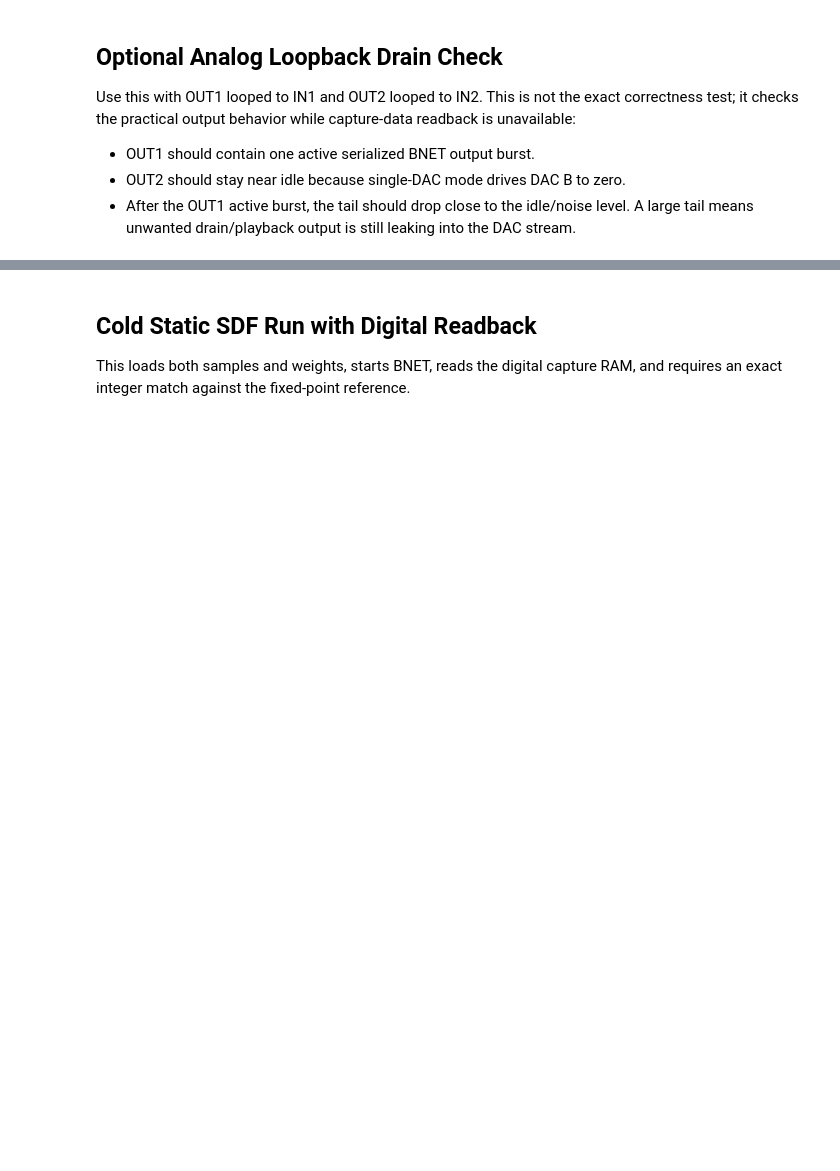
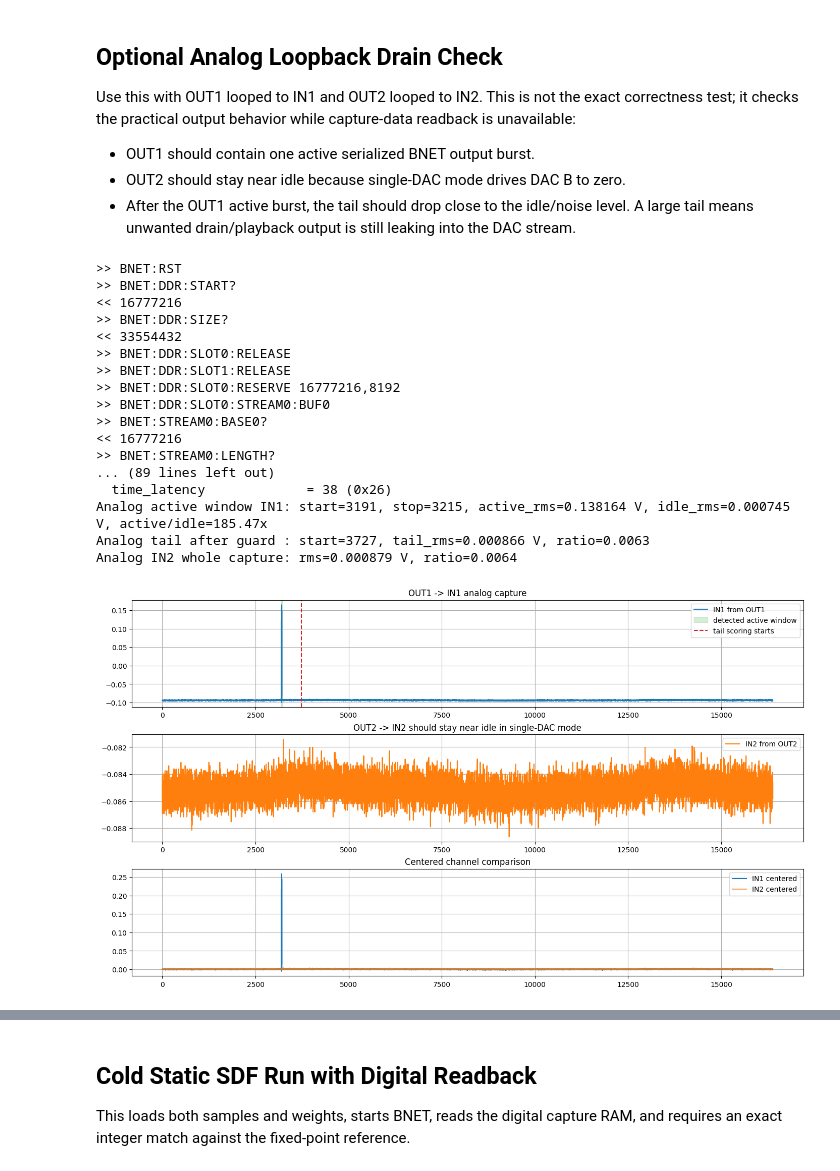
Before and after one commit to khuang1218/RedPitaya_app, a Jupyter notebook: scpi-tests/bnet_sdf_capture_feature_test.ipynb, the cells around one changed output, grey strips where cells are left out. Drawn from its saved outputs; the diff is of its cells as text; code cells hidden in the pictures; blank space fills up the shorter version.

Commit message:
scpi bug fix

```diff
--- a/scpi-tests/bnet_sdf_capture_feature_test.ipynb
+++ b/scpi-tests/bnet_sdf_capture_feature_test.ipynb
@@ -267,10 +363,15 @@ def reserve_bnet_slot(slot: int, address: int, size_bytes: int) -> None:
     strict_cmd(f"BNET:DDR:SLOT{slot}:RESERVE {address},{size_bytes}")
 
 def upload_bnet_slot_bytes(slot: int, offset_bytes: int, data: bytes) -> None:
-    for chunk_offset in range(0, len(data), UPLOAD_CHUNK_BYTES):
-        chunk = data[chunk_offset:chunk_offset + UPLOAD_CHUNK_BYTES]
-        payload = ",".join(str(b) for b in chunk)
-        strict_cmd(f"BNET:DDR:SLOT{slot}:OFFSET{offset_bytes + chunk_offset}:DATA{len(chunk)} {payload}")
+    old_verbose = globals().get("VERBOSE_SCPI", True)
+    globals()["VERBOSE_SCPI"] = False
+    try:
+        for chunk_offset in range(0, len(data), UPLOAD_CHUNK_BYTES):
+            chunk = data[chunk_offset:chunk_offset + UPLOAD_CHUNK_BYTES]
+            payload = ",".join(str(b) for b in chunk)
+            strict_cmd(f"BNET:DDR:SLOT{slot}:OFFSET{offset_bytes + chunk_offset}:DATA{len(chunk)} {payload}")
+    finally:
+        globals()["VERBOSE_SCPI"] = old_verbose
 
 def attach_slot_to_stream(slot: int, stream: int, buffer: int = 0) -> None:
     strict_cmd(f"BNET:DDR:SLOT{slot}:STREAM{stream}:BUF{buffer}")
@@ -519,18 +774,24 @@ def wait_for_acq_trigger(timeout_s: float = 3.0) -> str:
         time.sleep(0.05)
     return last
 
+def acq_trigger_source_is_now() -> bool:
+    return str(ACQ_TRIGGER_SOURCE).strip().upper() == "NOW"
+
 def start_dual_channel_acquisition(samples: int = ANALOG_CAPTURE_SAMPLES) -> None:
     strict_cmd("ACQ:RST")
     strict_cmd("ACQ:DATA:Units VOLTS")
     strict_cmd("ACQ:DATA:FORMAT ASCII")
-    strict_cmd("ACQ:DEC 1")
+    strict_cmd(f"ACQ:DEC {ACQ_DECIMATION}")
     strict_cmd("ACQ:AVG OFF")
-    strict_cmd("ACQ:TRig:DLY 0")
-    strict_cmd("ACQ:TRig:LEV 0")
+    strict_cmd(f"ACQ:TRig:DLY {ACQ_TRIGGER_DELAY_SAMPLES}")
+    strict_cmd(f"ACQ:TRig:LEV {ACQ_TRIGGER_LEVEL}")
     strict_cmd("ACQ:START")
-    time.sleep(0.05)
-    strict_cmd("ACQ:TRig NOW")
-    print("Trigger state:", wait_for_acq_trigger())
+    time.sleep(ACQ_ARM_SETTLE_S)
+    if acq_trigger_source_is_now():
+        print("Acquisition armed for immediate NOW trigger")
+    else:
+        strict_cmd(f"ACQ:TRig {ACQ_TRIGGER_SOURCE}")
+        print(f"Acquisition armed for trigger source {ACQ_TRIGGER_SOURCE}, level={ACQ_TRIGGER_LEVEL}, delay={ACQ_TRIGGER_DELAY_SAMPLES}")
 
 def read_dual_channel_latest(samples: int = ANALOG_CAPTURE_SAMPLES) -> tuple[np.ndarray, np.ndarray]:
     captures = []
@@ -561,13 +822,18 @@ def find_active_window(signal: np.ndarray, expected_len: int = SDF_VECTOR_LEN) -
 def run_analog_loopback_drain_test() -> dict[str, object]:
     setup = configure_sdf_run(sdf_input, sdf_weights, cold=True)
     start_dual_channel_acquisition(ANALOG_CAPTURE_SAMPLES)
-    strict_cmd("BNET:START")
+    if acq_trigger_source_is_now():
+        cmd("ACQ:TRig NOW")
+    cmd("BNET:START")
+    if not acq_trigger_source_is_now():
+        print("Trigger state:", wait_for_acq_trigger(ACQ_TRIGGER_WAIT_TIMEOUT_S))
+    time.sleep(0.002)
+    in1, in2 = read_dual_channel_latest(ANALOG_CAPTURE_SAMPLES)
     status = wait_for_bnet_done(timeout_s=30.0)
-    time.sleep(0.08)
-    in1, in2 = read_dual_channel_latest(ANALOG_CAPTURE_SAMPLES)
     run = snapshot("Analog loopback drain check BNET run")
 
-    start, stop, active_rms, idle_rms = find_active_window(in1, setup["vector_len"])
+    analog_burst_samples = max(16, setup["vector_len"] // ACQ_DECIMATION + 8)
+    start, stop, active_rms, idle_rms = find_active_window(in1, analog_burst_samples)
     tail_start = min(stop + ANALOG_TAIL_GUARD_SAMPLES, in1.size)
     tail = in1[tail_start:]
     tail_centered = tail - np.median(in1[:min(1024, in1.size)]) if tail.size else tail
@@ -577,10 +843,14 @@ def run_analog_loopback_drain_test() -> dict[str, object]:
 
     drain_ratio = tail_rms / active_rms if active_rms > 0 else float("inf")
     out2_ratio = in2_rms / active_rms if active_rms > 0 else float("inf")
+    active_to_idle_ratio = active_rms / idle_rms if idle_rms > 0 else float("inf")
+    active_detected = (active_rms >= ANALOG_MIN_ACTIVE_RMS_V) and (active_to_idle_ratio >= ANALOG_MIN_ACTIVE_TO_IDLE_RATIO)
 
-    print(f"Analog active window IN1: start={start}, stop={stop}, active_rms={active_rms:.6f} V, idle_rms={idle_rms:.6f} V")
+    print(f"Analog active window IN1: start={start}, stop={stop}, active_rms={active_rms:.6f} V, idle_rms={idle_rms:.6f} V, active/idle={active_to_idle_ratio:.2f}x")
     print(f"Analog tail after guard : start={tail_start}, tail_rms={tail_rms:.6f} V, ratio={drain_ratio:.4f}")
     print(f"Analog IN2 whole capture: rms={in2_rms:.6f} V, ratio={out2_ratio:.4f}")
+    if not active_detected:
+        print("Analog burst was not detected clearly; drain/out2 ratios are noise-dominated and not scored.")
 
     fig, axes = plt.subplots(3, 1, figsize=(14, 8), constrained_layout=True)
     x = np.arange(in1.size)
@@ -600,32 +870,54 @@ def run_analog_loopback_drain_test() -> dict[str, object]:
     axes[2].plot(np.arange(n), in1[:n] - np.median(in1[:min(1024, n)]), label="IN1 centered")
     axes[2].plot(np.arange(n), in2[:n] - np.median(in2[:min(1024, n)]), label="IN2 centered", alpha=0.75)
     axes[2].set_title("Centered channel comparison")
     axes[2].grid(True)
     axes[2].legend()
     plt.show()
 
     result = {
         "status": int(status),
         "run": run,
         "active_start": start,
         "active_stop": stop,
         "active_rms": active_rms,
         "idle_rms": idle_rms,
         "tail_rms": tail_rms,
         "tail_to_active_ratio": drain_ratio,
         "in2_rms": in2_rms,
         "in2_to_active_ratio": out2_ratio,
+        "active_to_idle_ratio": active_to_idle_ratio,
+        "active_detected": bool(active_detected),
         "tail_ok": bool(drain_ratio < ANALOG_DRAIN_RMS_RATIO_LIMIT),
         "out2_ok": bool(out2_ratio < ANALOG_OUT2_RMS_RATIO_LIMIT),
     }
-    # assert result["tail_ok"], result
-    # assert result["out2_ok"], result
+    if result["active_detected"]:
+        assert result["tail_ok"], result
+        assert result["out2_ok"], result
     return result
 
 if RUN_ANALOG_LOOPBACK_DRAIN_TEST:
     analog_loopback_drain_result = run_analog_loopback_drain_test()
 else:
     analog_loopback_drain_result = {"skipped": True}
     print("Analog loopback drain test skipped")
 
 analog_loopback_drain_result
+# %% [output]
+>> BNET:RST
+>> BNET:DDR:START?
+<< 16777216
+>> BNET:DDR:SIZE?
+<< 33554432
+>> BNET:DDR:SLOT0:RELEASE
+>> BNET:DDR:SLOT1:RELEASE
+>> BNET:DDR:SLOT0:RESERVE 16777216,8192
+>> BNET:DDR:SLOT0:STREAM0:BUF0
+>> BNET:STREAM0:BASE0?
+<< 16777216
+>> BNET:STREAM0:LENGTH?
+... (89 lines left out)
+  time_latency             = 38 (0x26)
+Analog active window IN1: start=3191, stop=3215, active_rms=0.138164 V, idle_rms=0.000745 V, active/idle=185.47x
+Analog tail after guard : start=3727, tail_rms=0.000866 V, ratio=0.0063
+Analog IN2 whole capture: rms=0.000879 V, ratio=0.0064
+[figure, added]
```
Also changed, not shown: parts of 12 cells of this notebook, 6 other files.
